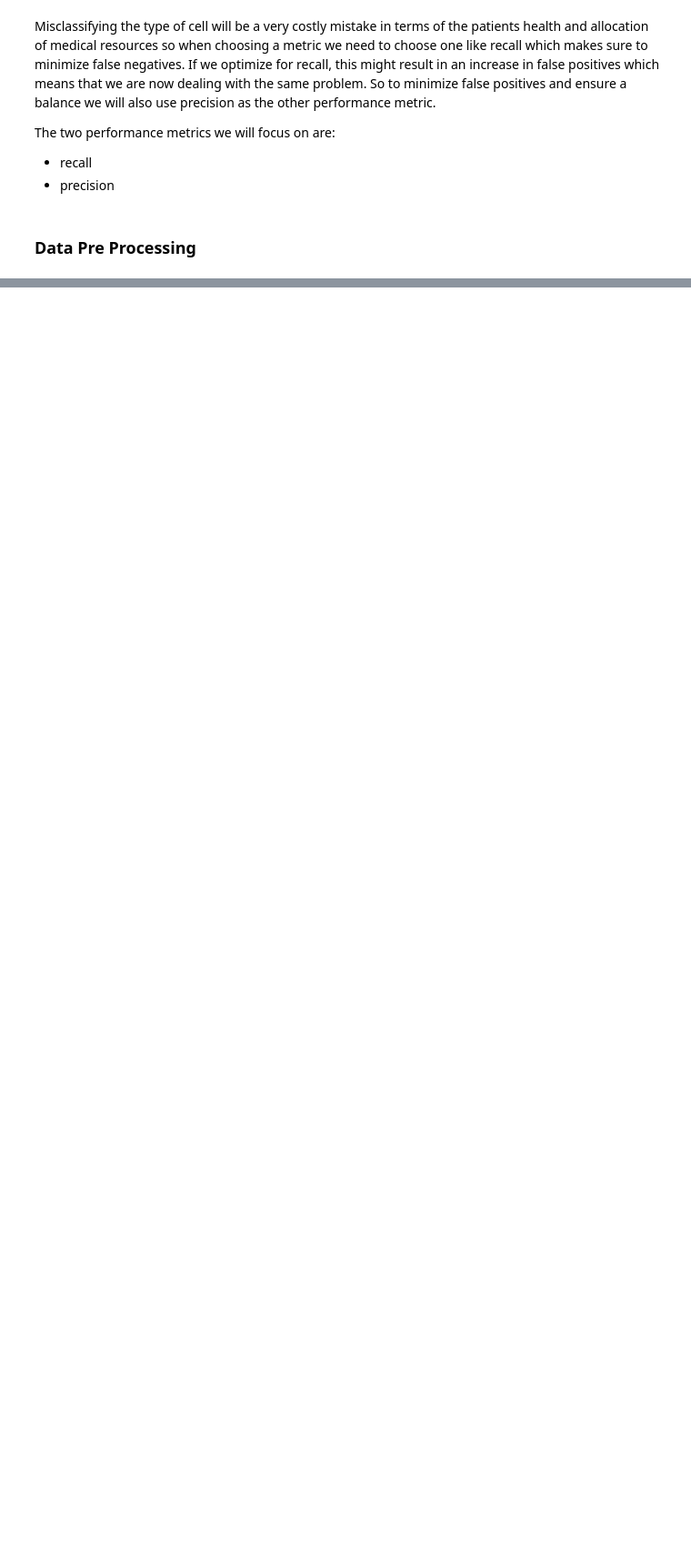
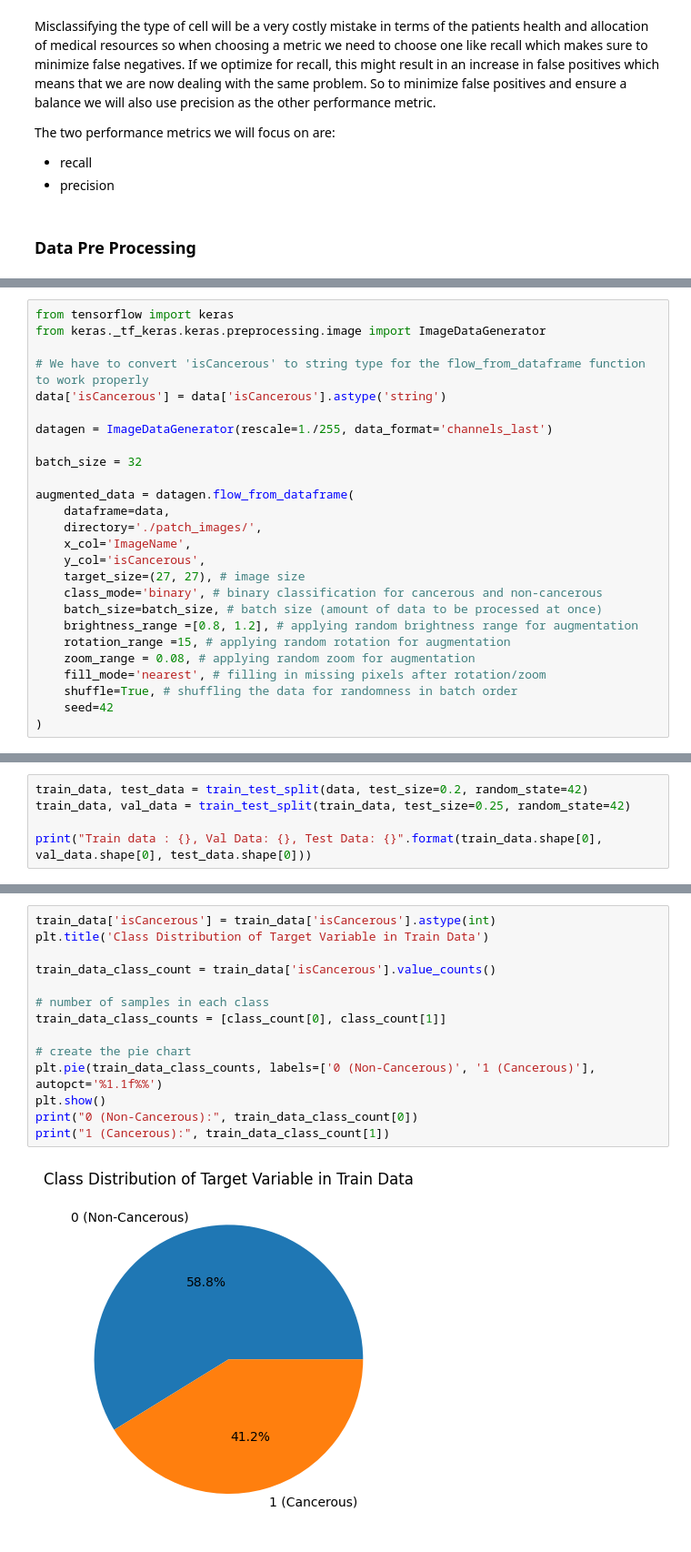
Before and after one commit to IbrahimAshhab/ML-A2-Colon-Cancer, a Jupyter notebook: s3953973_s4007880.ipynb, the cells around one changed output, grey strips where cells are left out. Shown at 91% size. Drawn from its saved outputs; the diff is of its cells as text; blank space fills up the shorter version.

Commit message:
Data Pre Processing

```diff
--- a/s3953973_s4007880.ipynb
+++ b/s3953973_s4007880.ipynb
@@ -114,0 +168,26 @@ The two performance metrics we will focus on are:
+# %%
+from tensorflow import keras
+from keras._tf_keras.keras.preprocessing.image import ImageDataGenerator
+
+# We have to convert 'isCancerous' to string type for the flow_from_dataframe function to work properly
+data['isCancerous'] = data['isCancerous'].astype('string')
+
+datagen = ImageDataGenerator(rescale=1./255, data_format='channels_last')
+
+batch_size = 32
+
+augmented_data = datagen.flow_from_dataframe(
+    dataframe=data,
+    directory='./patch_images/',
+    x_col='ImageName',
+    y_col='isCancerous',
+    target_size=(27, 27), # image size
+    class_mode='binary', # binary classification for cancerous and non-cancerous
+    batch_size=batch_size, # batch size (amount of data to be processed at once)
+    brightness_range =[0.8, 1.2], # applying random brightness range for augmentation
+    rotation_range =15, # applying random rotation for augmentation
+    zoom_range = 0.08, # applying random zoom for augmentation
+    fill_mode='nearest', # filling in missing pixels after rotation/zoom
+    shuffle=True, # shuffling the data for randomness in batch order
+    seed=42
+)
@@ -114,0 +198,5 @@ The two performance metrics we will focus on are:
+# %%
+train_data, test_data = train_test_split(data, test_size=0.2, random_state=42)
+train_data, val_data = train_test_split(train_data, test_size=0.25, random_state=42)
+
+print("Train data : {}, Val Data: {}, Test Data: {}".format(train_data.shape[0], val_data.shape[0], test_data.shape[0]))
@@ -114,0 +207,16 @@ The two performance metrics we will focus on are:
+# %%
+train_data['isCancerous'] = train_data['isCancerous'].astype(int)
+plt.title('Class Distribution of Target Variable in Train Data')
+
+train_data_class_count = train_data['isCancerous'].value_counts()
+
+# number of samples in each class
+train_data_class_counts = [class_count[0], class_count[1]]
+
+# create the pie chart
+plt.pie(train_data_class_counts, labels=['0 (Non-Cancerous)', '1 (Cancerous)'], autopct='%1.1f%%')
+plt.show()
+print("0 (Non-Cancerous):", train_data_class_count[0])
+print("1 (Cancerous):", train_data_class_count[1])
+# %% [output]
+[figure, added]
```
Also changed, not shown: parts of 16 cells of this notebook.
